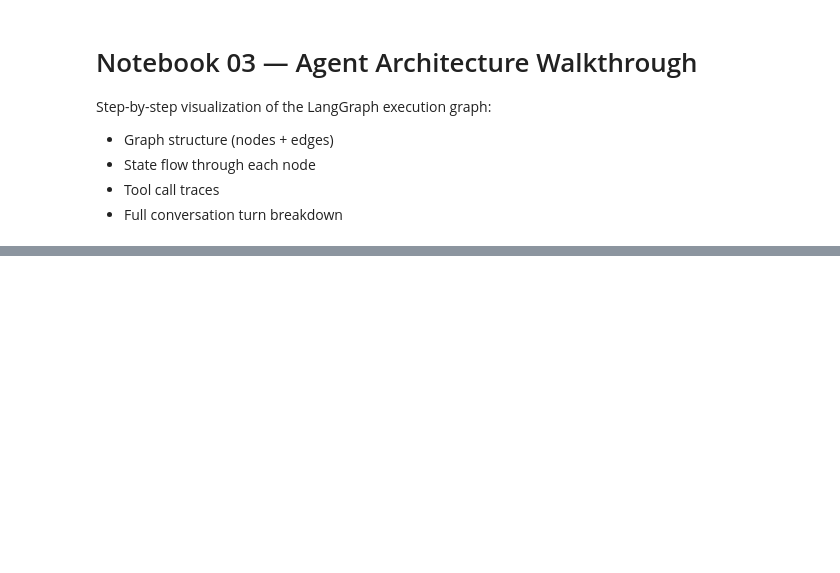
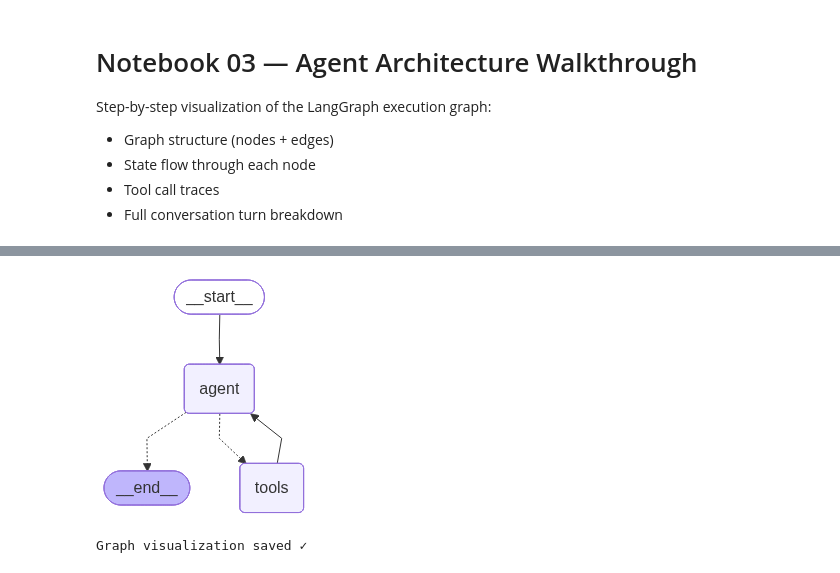
Before and after one commit to ALI-AL-MARJANI/Secure-Financial-AI-Agent, a Jupyter notebook: notebooks/03_agent_walkthrough.ipynb, the cells around one changed output, grey strips where cells are left out. Saved outputs shown, nothing was run; the diff lists cells and outputs as text; code cells hidden in the pictures; blank space fills up the shorter version.

```diff
--- a/notebooks/03_agent_walkthrough.ipynb
+++ b/notebooks/03_agent_walkthrough.ipynb
@@ -39,16 +51,19 @@ print('Graph compiled ')
 # %%
 # Visualize the graph structure
 try:
     from IPython.display import Image, display
     img = app.get_graph().draw_mermaid_png()
-    with open('../notebooks/agent_graph.png', 'wb') as f:
+    with open('notebooks/agent_graph.png', 'wb') as f:
         f.write(img)
     display(Image(img))
     print('Graph visualization saved ✓')
 except Exception as e:
     print(f'Graph image unavailable ({e})')
     print('\nGraph structure (text):')
     print(app.get_graph().draw_ascii())
+# %% [output]
+[figure, added]
+Graph visualization saved ✓
 # %%
 # Architecture diagram using matplotlib
 import matplotlib.pyplot as plt
```
Also changed, not shown: parts of 5 cells of this notebook, 22 other files.
